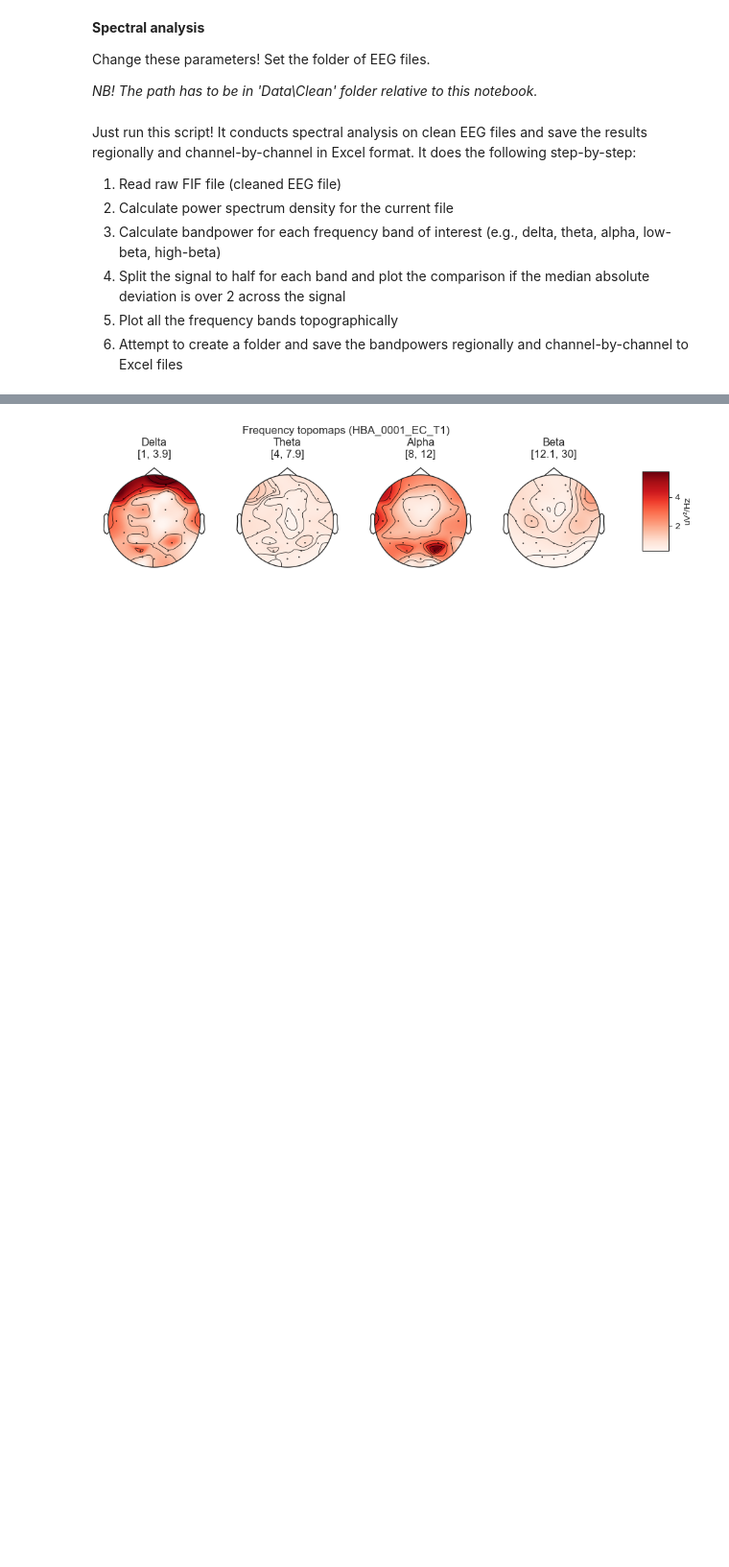
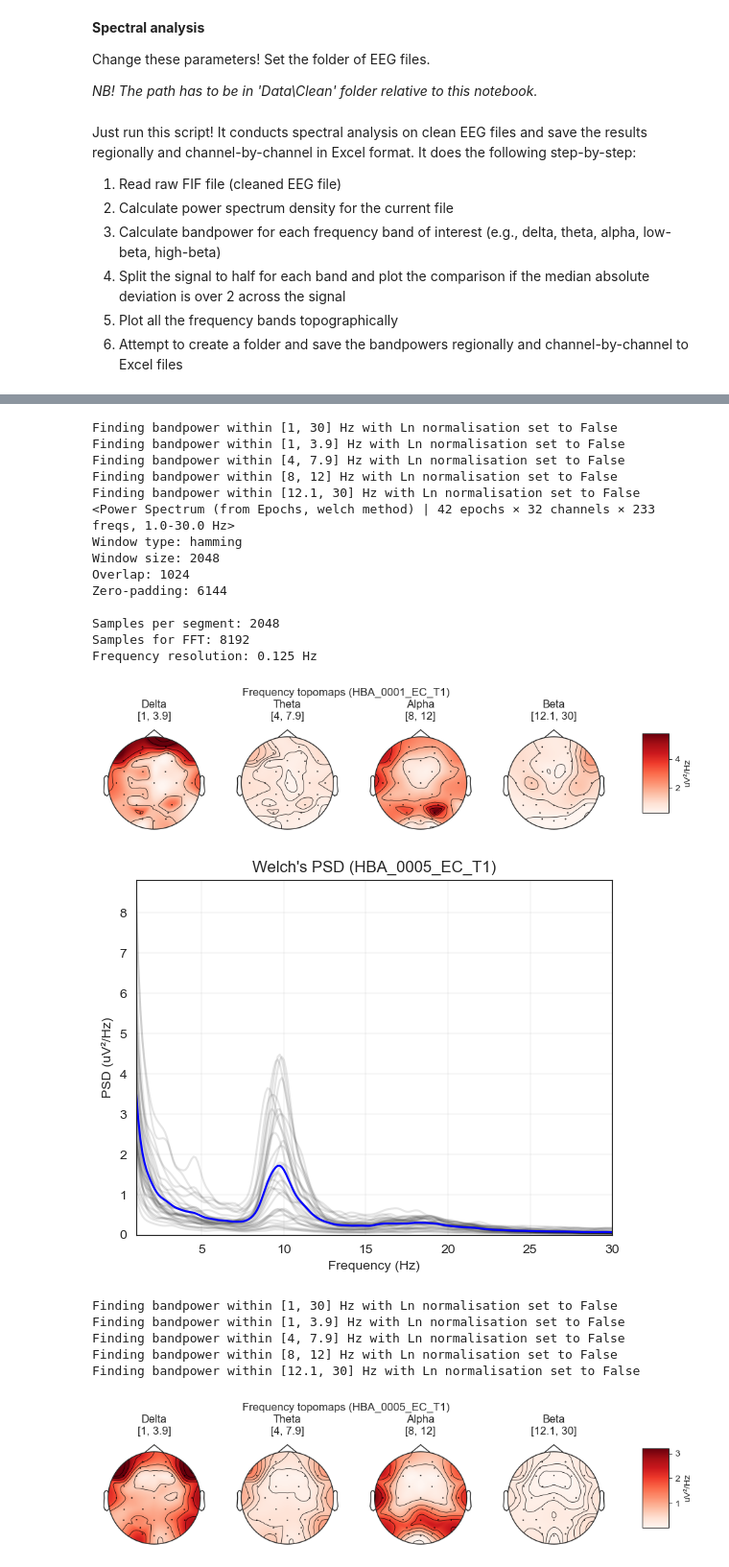
Before and after one commit to teanijarv/EEG-pyline, a Jupyter notebook: resting_spectral_analysis.ipynb, the cells around one changed output, grey strips where cells are left out. Shown at 96% size. Saved outputs shown, nothing was run; the diff lists cells and outputs as text; code cells hidden in the pictures; blank space fills up the shorter version.

```diff
--- a/resting_spectral_analysis.ipynb
+++ b/resting_spectral_analysis.ipynb
@@ -89,7 +89,7 @@ for i in range(len(file_dirs)):
     fig,axs = plt.subplots(nrows=1,ncols=len(b_names),figsize=(10,3))
     fig.suptitle("Frequency topomaps ({})".format(subject_names[i]))
     for topo in range(len(b_names)):
-        im,_ = mne.viz.plot_topomap(globals()["psd_ch_"+b_names[topo]],epochs.info,axes=axs[topo],vmin=vmin,vmax=vmax,show=False)
+        im,_ = mne.viz.plot_topomap(globals()["psd_ch_"+b_names[topo]],epochs.info,axes=axs[topo],vlim=[vmin,vmax],show=False)
         axs[topo].set_title(b_names[topo]+'\n'+str(b_freqs[topo]))
     cbar_ax = fig.add_axes([0.95,0.35,0.04,0.4])
     clb = fig.colorbar(im, cax=cbar_ax)
@@ -114,10 +115,31 @@ Files in Data/Clean/test read in: 1
 Window type: hamming
 Window size: 2048
 Overlap: 1024
 Zero-padding: 6144
 
 Samples per segment: 2048
 Samples for FFT: 8192
 Frequency resolution: 0.125 Hz
 [figure]
+Finding bandpower within [1, 30] Hz with Ln normalisation set to False
+Finding bandpower within [1, 3.9] Hz with Ln normalisation set to False
+Finding bandpower within [4, 7.9] Hz with Ln normalisation set to False
+Finding bandpower within [8, 12] Hz with Ln normalisation set to False
+Finding bandpower within [12.1, 30] Hz with Ln normalisation set to False
+<Power Spectrum (from Epochs, welch method) | 42 epochs × 32 channels × 233 freqs, 1.0-30.0 Hz>
+Window type: hamming
+Window size: 2048
+Overlap: 1024
+Zero-padding: 6144
+
+Samples per segment: 2048
+Samples for FFT: 8192
+Frequency resolution: 0.125 Hz
 [figure]
+[figure, added]
+Finding bandpower within [1, 30] Hz with Ln normalisation set to False
+Finding bandpower within [1, 3.9] Hz with Ln normalisation set to False
+Finding bandpower within [4, 7.9] Hz with Ln normalisation set to False
+Finding bandpower within [8, 12] Hz with Ln normalisation set to False
+Finding bandpower within [12.1, 30] Hz with Ln normalisation set to False
+[figure, added]
```
Also changed, not shown: parts of 1 cell of this notebook, 7 other files.
